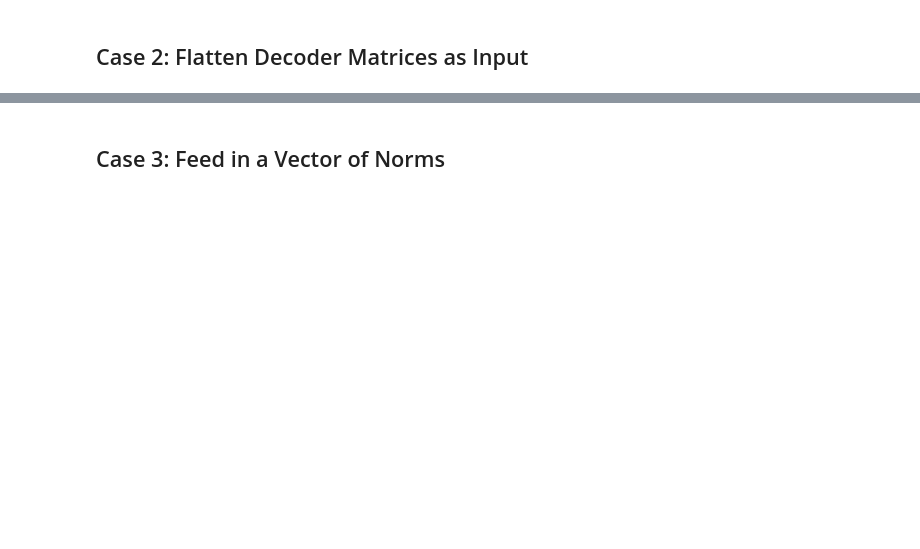
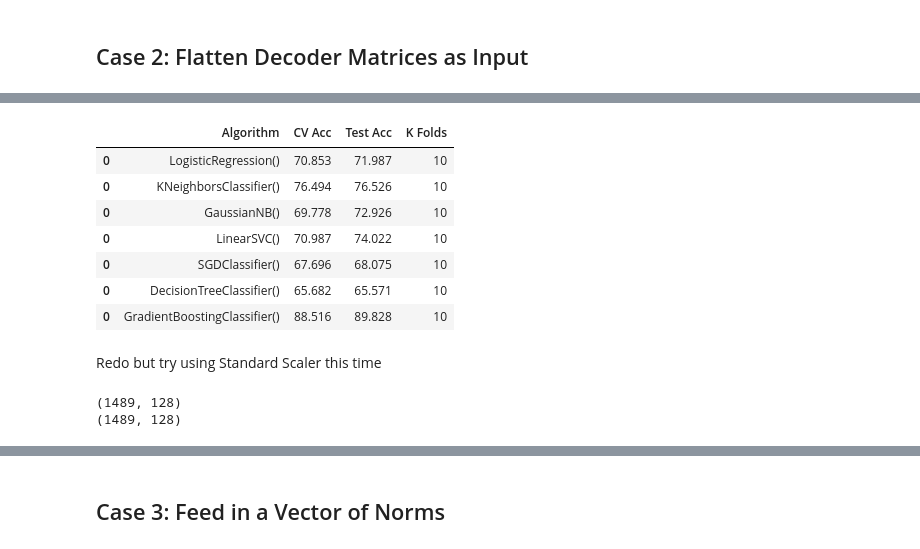
Before and after one commit to kdmalc/personalization-privacy-risk, a Jupyter notebook: 101_Initial_Privacy_Attack.ipynb, the cells around one changed output, grey strips where cells are left out. Saved outputs shown, nothing was run; the diff lists cells and outputs as text; code cells hidden in the pictures; blank space fills up the shorter version.

```diff
--- a/101_Initial_Privacy_Attack.ipynb
+++ b/101_Initial_Privacy_Attack.ipynb
@@ -462,0 +490,4 @@ test_df.head()
+# %%
+test_df = pd.DataFrame(columns=['Algorithm', 'CV Acc', 'Test Acc', 'K Folds'])
+for model in my_models:
+    test_df = test_model(model, X_train2, y_train, X_test2, y_test, test_df, cv, verbose=True)
@@ -462,0 +520,24 @@ test_df.head()
+# %%
+test_df.head(100)
+# %% [output]
+|  | Algorithm | CV Acc | Test Acc | K Folds |
+| 0 | LogisticRegression() | 70.853 | 71.987 | 10 |
+| 0 | KNeighborsClassifier() | 76.494 | 76.526 | 10 |
+| 0 | GaussianNB() | 69.778 | 72.926 | 10 |
+| 0 | LinearSVC() | 70.987 | 74.022 | 10 |
+| 0 | SGDClassifier() | 67.696 | 68.075 | 10 |
+| 0 | DecisionTreeClassifier() | 65.682 | 65.571 | 10 |
+| 0 | GradientBoostingClassifier() | 88.516 | 89.828 | 10 |
+# %% [markdown]
+Redo but try using Standard Scaler this time
+# %%
+from sklearn.preprocessing import StandardScaler
+
+scaler_Xtrain2 = StandardScaler().fit(X_train2)
+Xtrain2SS = scaler_Xtrain2.transform(X_train2)
+
+print(X_train2.shape)
+print(Xtrain2SS.shape)
+# %% [output]
+(1489, 128)
+(1489, 128)
```
Also changed, not shown: parts of 50 cells of this notebook, 2 other files.
